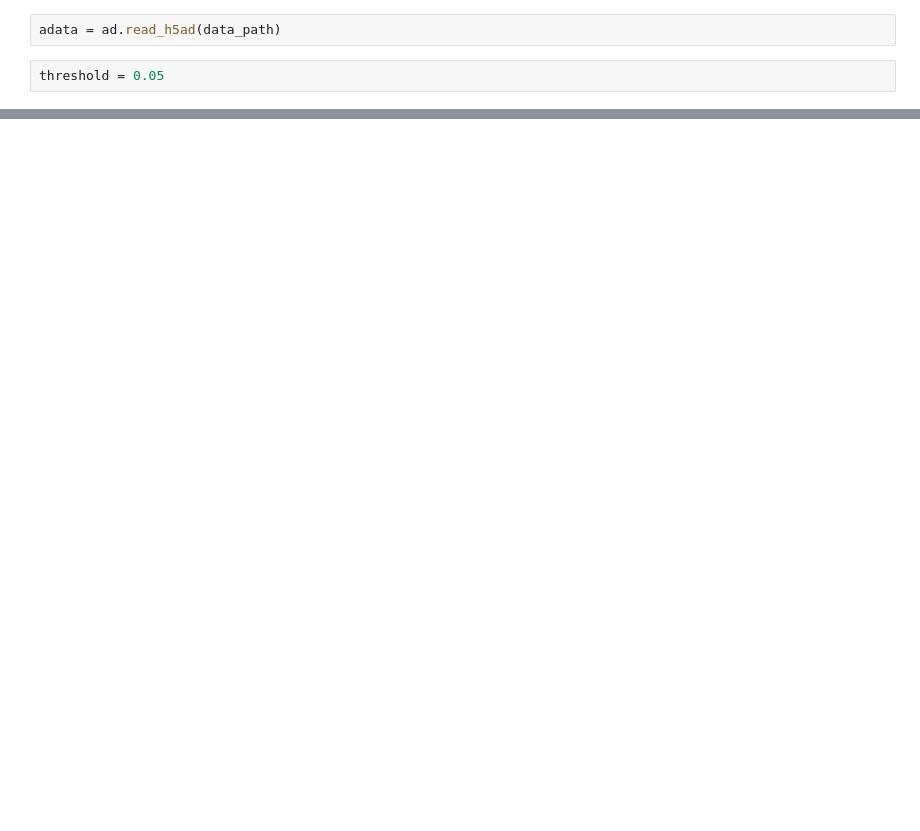
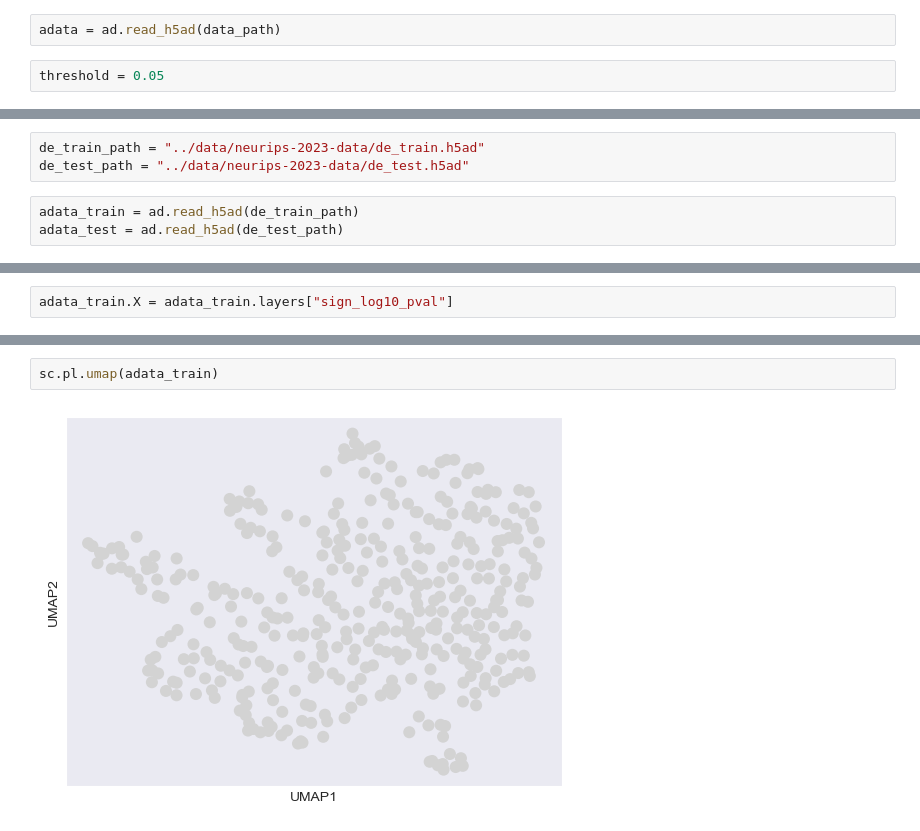
Before and after one commit to theislab/task-dge-perturbation-prediction-analysis, a Jupyter notebook: representation_analysis/representation_analysis.ipynb, the cells around one changed output, grey strips where cells are left out. Drawn from its saved outputs; the diff is of its cells as text; blank space fills up the shorter version.

```diff
--- a/representation_analysis/representation_analysis.ipynb
+++ b/representation_analysis/representation_analysis.ipynb
@@ -160,0 +178,6 @@ plt.show()
+# %%
+de_train_path = "../data/neurips-2023-data/de_train.h5ad"
+de_test_path = "../data/neurips-2023-data/de_test.h5ad"
+# %%
+adata_train = ad.read_h5ad(de_train_path)
+adata_test = ad.read_h5ad(de_test_path)
@@ -160,0 +188,2 @@ plt.show()
+# %%
+adata_train.X = adata_train.layers["sign_log10_pval"]
@@ -160,0 +196,4 @@ plt.show()
+# %%
+sc.pl.umap(adata_train)
+# %% [output]
+[figure, added]
```
Also changed, not shown: parts of 40 cells of this notebook.
